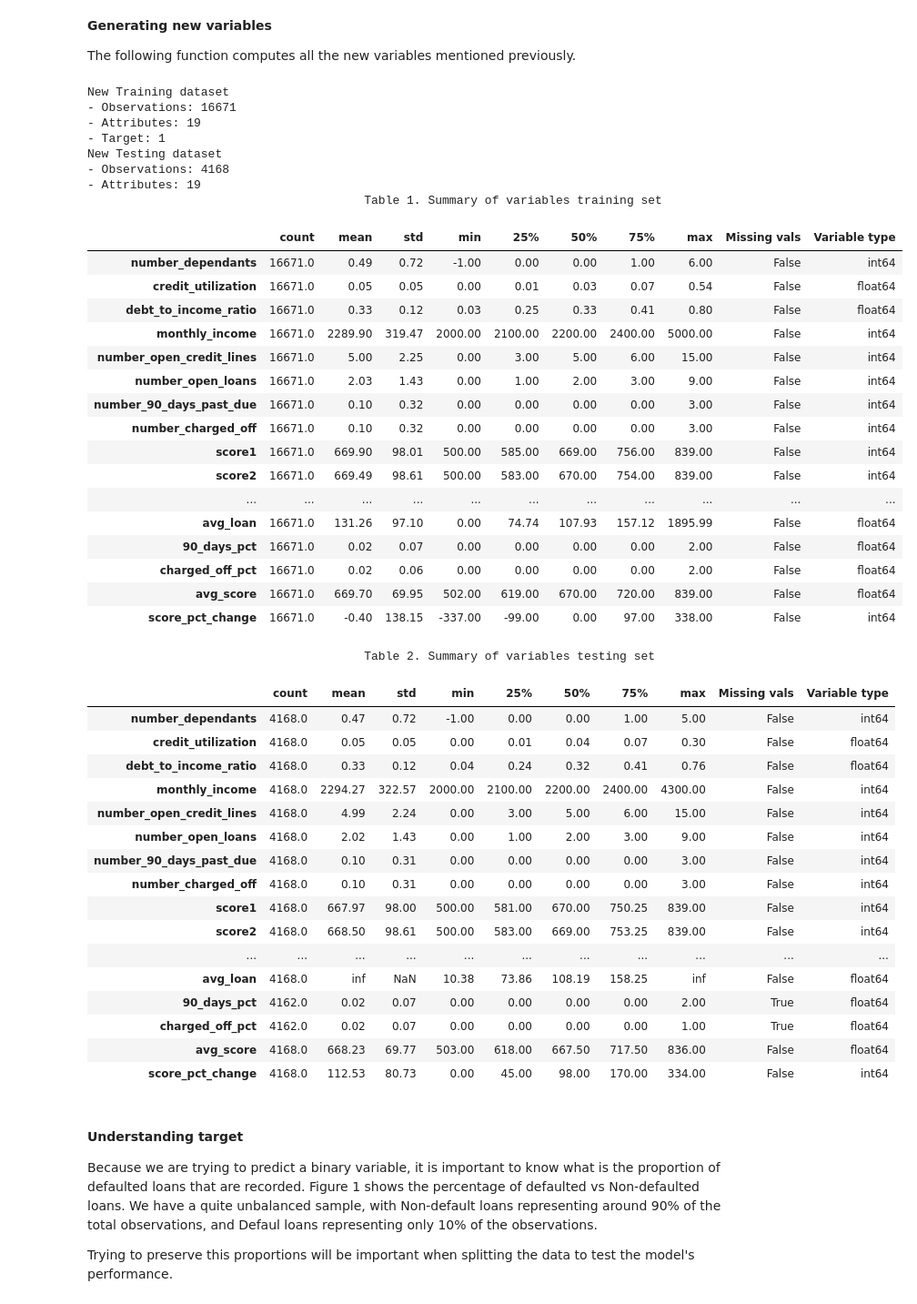
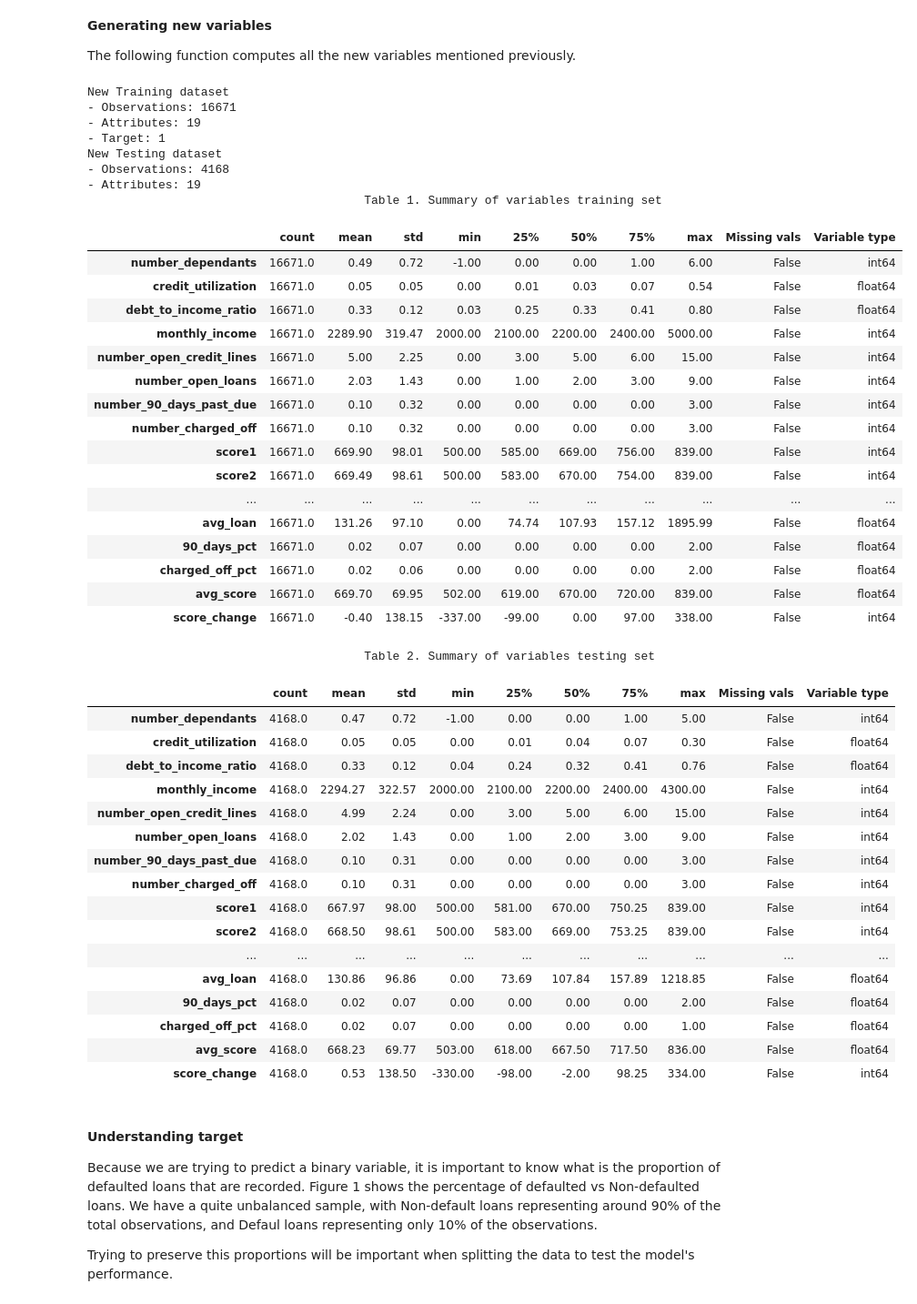
Before and after one commit to kevinmiguel97/Credit-default-model, a Jupyter notebook: Credit_default_model.ipynb, the cells around one changed output. Shown at 91% size. Drawn from its saved outputs; the diff is of its cells as text; code cells hidden in the pictures.

```diff
--- a/Credit_default_model.ipynb
+++ b/Credit_default_model.ipynb
@@ -225,7 +225,7 @@ def gen_variables(data):
     df['avg_score'] = (df['score2'] +  df['score1']) / 2
 
     # Generate score pct change
-    df['score_pct_change'] = (df['score2'] - df['score1'])
+    df['score_change'] = (df['score2'] - df['score1'])
 
     return df
 
@@ -245,34 +245,34 @@ print('- Observations:', str(df_test_new.shape[0]))
 print('- Attributes:', str(df_test_new.shape[1]))
 
 # Applying function to traiinng data
 title = 'Table 1. Summary of variables training set'
 summary_stats(df_train_new, title)                              # Show only original columns
 # %% [output]
 New Training dataset
 - Observations: 16671
 - Attributes: 19
 - Target: 1
 New Testing dataset
 - Observations: 4168
 - Attributes: 19
                                        Table 1. Summary of variables training set
 |  | count | mean | std | min | 25% | 50% | 75% | max | Missing vals | Variable type |
 | number_dependants | 16671.0 | 0.49 | 0.72 | -1.00 | 0.00 | 0.00 | 1.00 | 6.00 | False | int64 |
 | credit_utilization | 16671.0 | 0.05 | 0.05 | 0.00 | 0.01 | 0.03 | 0.07 | 0.54 | False | float64 |
 | debt_to_income_ratio | 16671.0 | 0.33 | 0.12 | 0.03 | 0.25 | 0.33 | 0.41 | 0.80 | False | float64 |
 | monthly_income | 16671.0 | 2289.90 | 319.47 | 2000.00 | 2100.00 | 2200.00 | 2400.00 | 5000.00 | False | int64 |
 | number_open_credit_lines | 16671.0 | 5.00 | 2.25 | 0.00 | 3.00 | 5.00 | 6.00 | 15.00 | False | int64 |
 | number_open_loans | 16671.0 | 2.03 | 1.43 | 0.00 | 1.00 | 2.00 | 3.00 | 9.00 | False | int64 |
 | number_90_days_past_due | 16671.0 | 0.10 | 0.32 | 0.00 | 0.00 | 0.00 | 0.00 | 3.00 | False | int64 |
 | number_charged_off | 16671.0 | 0.10 | 0.32 | 0.00 | 0.00 | 0.00 | 0.00 | 3.00 | False | int64 |
 | score1 | 16671.0 | 669.90 | 98.01 | 500.00 | 585.00 | 669.00 | 756.00 | 839.00 | False | int64 |
 | score2 | 16671.0 | 669.49 | 98.61 | 500.00 | 583.00 | 670.00 | 754.00 | 839.00 | False | int64 |
 | ... | ... | ... | ... | ... | ... | ... | ... | ... | ... | ... |
 | avg_loan | 16671.0 | 131.26 | 97.10 | 0.00 | 74.74 | 107.93 | 157.12 | 1895.99 | False | float64 |
 | 90_days_pct | 16671.0 | 0.02 | 0.07 | 0.00 | 0.00 | 0.00 | 0.00 | 2.00 | False | float64 |
 | charged_off_pct | 16671.0 | 0.02 | 0.06 | 0.00 | 0.00 | 0.00 | 0.00 | 2.00 | False | float64 |
 | avg_score | 16671.0 | 669.70 | 69.95 | 502.00 | 619.00 | 670.00 | 720.00 | 839.00 | False | float64 |
-| score_pct_change | 16671.0 | -0.40 | 138.15 | -337.00 | -99.00 | 0.00 | 97.00 | 338.00 | False | int64 |
+| score_change | 16671.0 | -0.40 | 138.15 | -337.00 | -99.00 | 0.00 | 97.00 | 338.00 | False | int64 |
 # %%
 # Applying function to testing data
 title = 'Table 2. Summary of variables testing set'
@@ -291,11 +291,11 @@ summary_stats(df_test_new, title)
 | score1 | 4168.0 | 667.97 | 98.00 | 500.00 | 581.00 | 670.00 | 750.25 | 839.00 | False | int64 |
 | score2 | 4168.0 | 668.50 | 98.61 | 500.00 | 583.00 | 669.00 | 753.25 | 839.00 | False | int64 |
 | ... | ... | ... | ... | ... | ... | ... | ... | ... | ... | ... |
-| avg_loan | 4168.0 | inf | NaN | 10.38 | 73.86 | 108.19 | 158.25 | inf | False | float64 |
-| 90_days_pct | 4162.0 | 0.02 | 0.07 | 0.00 | 0.00 | 0.00 | 0.00 | 2.00 | True | float64 |
-| charged_off_pct | 4162.0 | 0.02 | 0.07 | 0.00 | 0.00 | 0.00 | 0.00 | 1.00 | True | float64 |
+| avg_loan | 4168.0 | 130.86 | 96.86 | 0.00 | 73.69 | 107.84 | 157.89 | 1218.85 | False | float64 |
+| 90_days_pct | 4168.0 | 0.02 | 0.07 | 0.00 | 0.00 | 0.00 | 0.00 | 2.00 | False | float64 |
+| charged_off_pct | 4168.0 | 0.02 | 0.07 | 0.00 | 0.00 | 0.00 | 0.00 | 1.00 | False | float64 |
 | avg_score | 4168.0 | 668.23 | 69.77 | 503.00 | 618.00 | 667.50 | 717.50 | 836.00 | False | float64 |
-| score_pct_change | 4168.0 | 112.53 | 80.73 | 0.00 | 45.00 | 98.00 | 170.00 | 334.00 | False | int64 |
+| score_change | 4168.0 | 0.53 | 138.50 | -330.00 | -98.00 | -2.00 | 98.25 | 334.00 | False | int64 |
 # %% [markdown]
 #### Understanding target
 Because we are trying to predict a binary variable, it is important to know what is the proportion of defaulted loans that are recorded.
```
Also changed, not shown: parts of 5 cells of this notebook, 1 other file.
